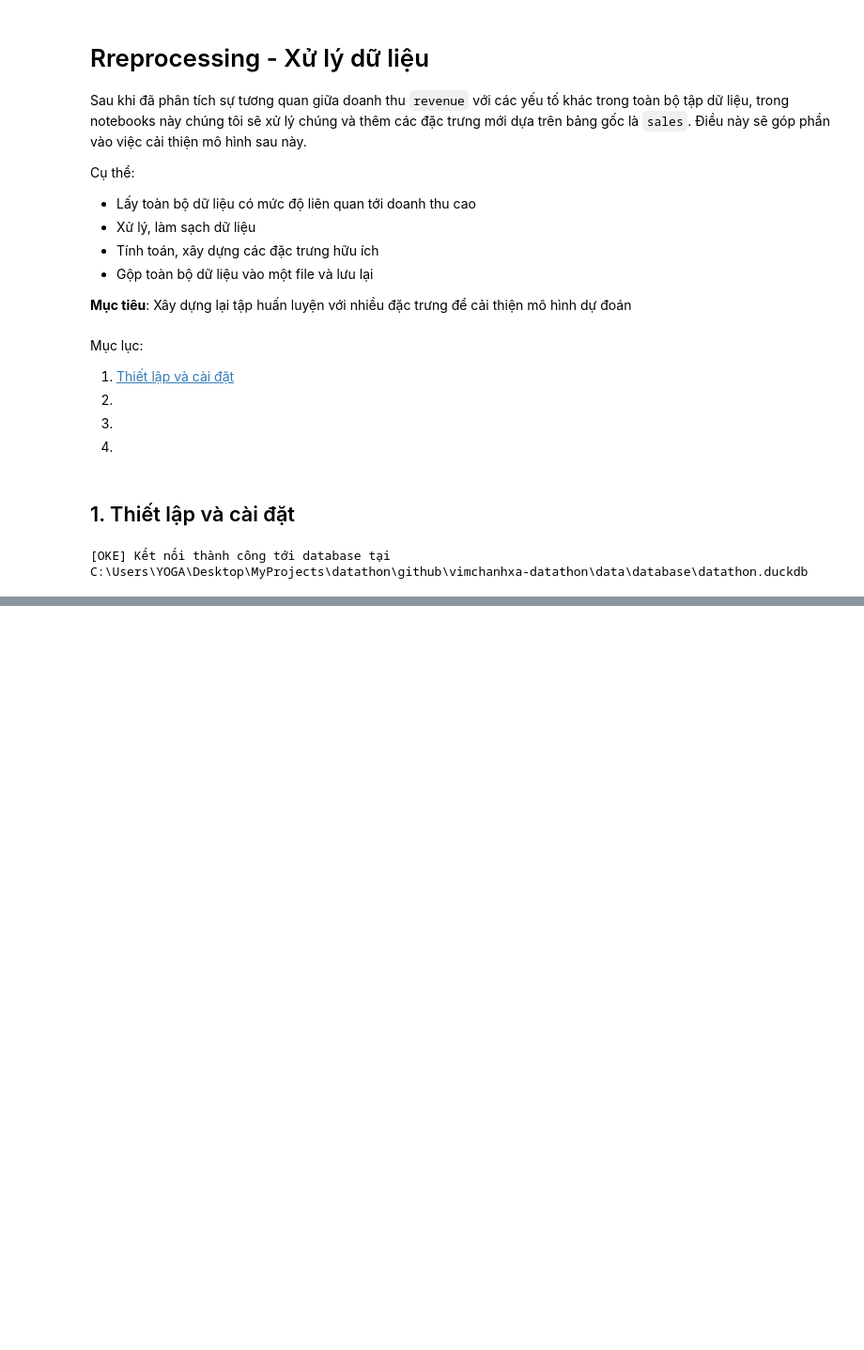
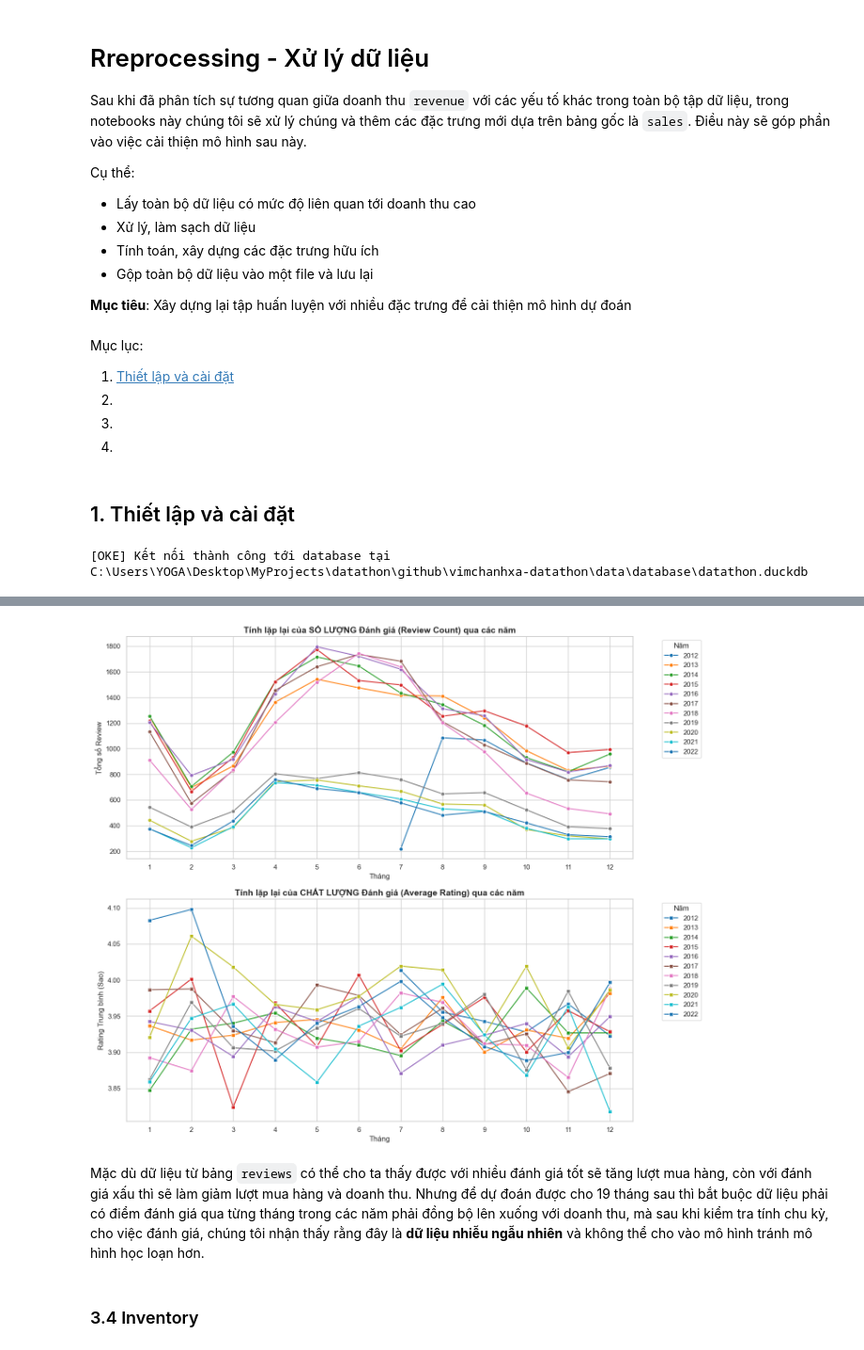
Before and after one commit to anhthu0910/vimchanhxa-datathon, a Jupyter notebook: notebooks/02_PREPROCESSING_.ipynb, the cells around one changed output, grey strips where cells are left out. Shown at 94% size. Cells and saved outputs as stored; diff of their text form; code cells hidden in the pictures; blank space fills up the shorter version.

```diff
--- a/notebooks/02_PREPROCESSING_.ipynb
+++ b/notebooks/02_PREPROCESSING_.ipynb
@@ -35,0 +98,5 @@ conn = get_connection()
+# %%
+# Bảng đánh giá: reviews
+sql = 'SELECT * FROM reviews'
+reviews = conn.execute(sql).df()
+reviews.head()
@@ -35,0 +291,64 @@ conn = get_connection()
+# %%
+import pandas as pd
+import matplotlib.pyplot as plt
+import seaborn as sns
+
+# 1. Tiền xử lý dữ liệu (nếu chưa làm)
+reviews['review_date'] = pd.to_datetime(reviews['review_date'])
+reviews['year'] = reviews['review_date'].dt.year
+reviews['month'] = reviews['review_date'].dt.month
+
+# 2. Tổng hợp dữ liệu theo từng Năm và Tháng
+monthly_stats = reviews.groupby(['year', 'month']).agg(
+    review_count=('review_id', 'count'),
+    avg_rating=('rating', 'mean')
+).reset_index()
+
+# Thiết lập style cho biểu đồ đẹp hơn
+sns.set_theme(style="whitegrid")
+fig, axes = plt.subplots(2, 1, figsize=(14, 12))
+
+# ==========================================
+# Biểu đồ 1: SỐ LƯỢNG ĐÁNH GIÁ TỪNG THÁNG
+# ==========================================
+sns.lineplot(
+    data=monthly_stats,
+    x='month',
+    y='review_count',
+    hue='year',
+    palette='tab10',
+    marker='o',
+    ax=axes[0]
+)
+axes[0].set_title('Tính lặp lại của SỐ LƯỢNG Đánh giá (Review Count) qua các năm', fontsize=14, fontweight='bold')
+axes[0].set_xticks(range(1, 13))
+axes[0].set_xlabel('Tháng')
+axes[0].set_ylabel('Tổng số Review')
+axes[0].legend(title='Năm', bbox_to_anchor=(1.05, 1), loc='upper left')
+
+# ==========================================
+# Biểu đồ 2: ĐIỂM SỐ TRUNG BÌNH TỪNG THÁNG
+# ==========================================
+sns.lineplot(
+    data=monthly_stats,
+    x='month',
+    y='avg_rating',
+    hue='year',
+    palette='tab10',
+    marker='s',
+    ax=axes[1]
+)
+axes[1].set_title('Tính lặp lại của CHẤT LƯỢNG Đánh giá (Average Rating) qua các năm', fontsize=14, fontweight='bold')
+axes[1].set_xticks(range(1, 13))
+axes[1].set_xlabel('Tháng')
+axes[1].set_ylabel('Rating Trung bình (Sao)')
+axes[1].legend(title='Năm', bbox_to_anchor=(1.05, 1), loc='upper left')
+
+plt.tight_layout()
+plt.show()
+# %% [output]
+[figure, added]
+# %% [markdown]
+Mặc dù dữ liệu từ bảng `reviews` có thể cho ta thấy được với nhiều đánh giá tốt sẽ tăng lượt mua hàng, còn với đánh giá xấu thì sẽ làm giảm lượt mua hàng và doanh thu. Nhưng để dự đoán được cho 19 tháng sau thì bắt buộc dữ liệu phải có điểm đánh giá qua từng tháng trong các năm phải đồng bộ lên xuống với doanh thu, mà sau khi kiểm tra tính chu kỳ, cho việc đánh giá, chúng tôi nhận thấy rằng đây là **dữ liệu nhiễu ngẫu nhiên** và không thể cho vào mô hình tránh mô hình học loạn hơn.
+# %% [markdown]
+### 3.4 Inventory
```
Also changed, not shown: parts of 37 cells of this notebook.
